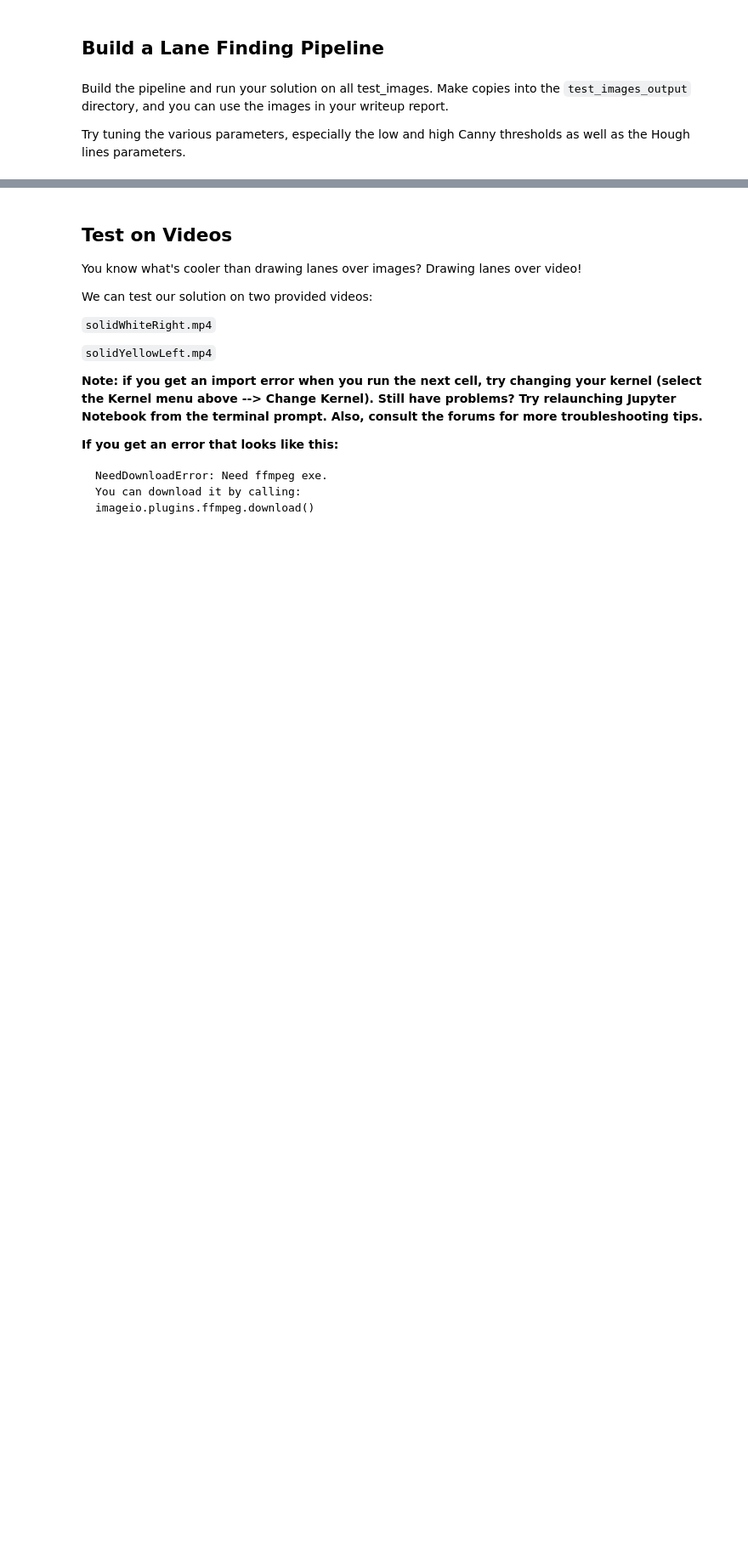
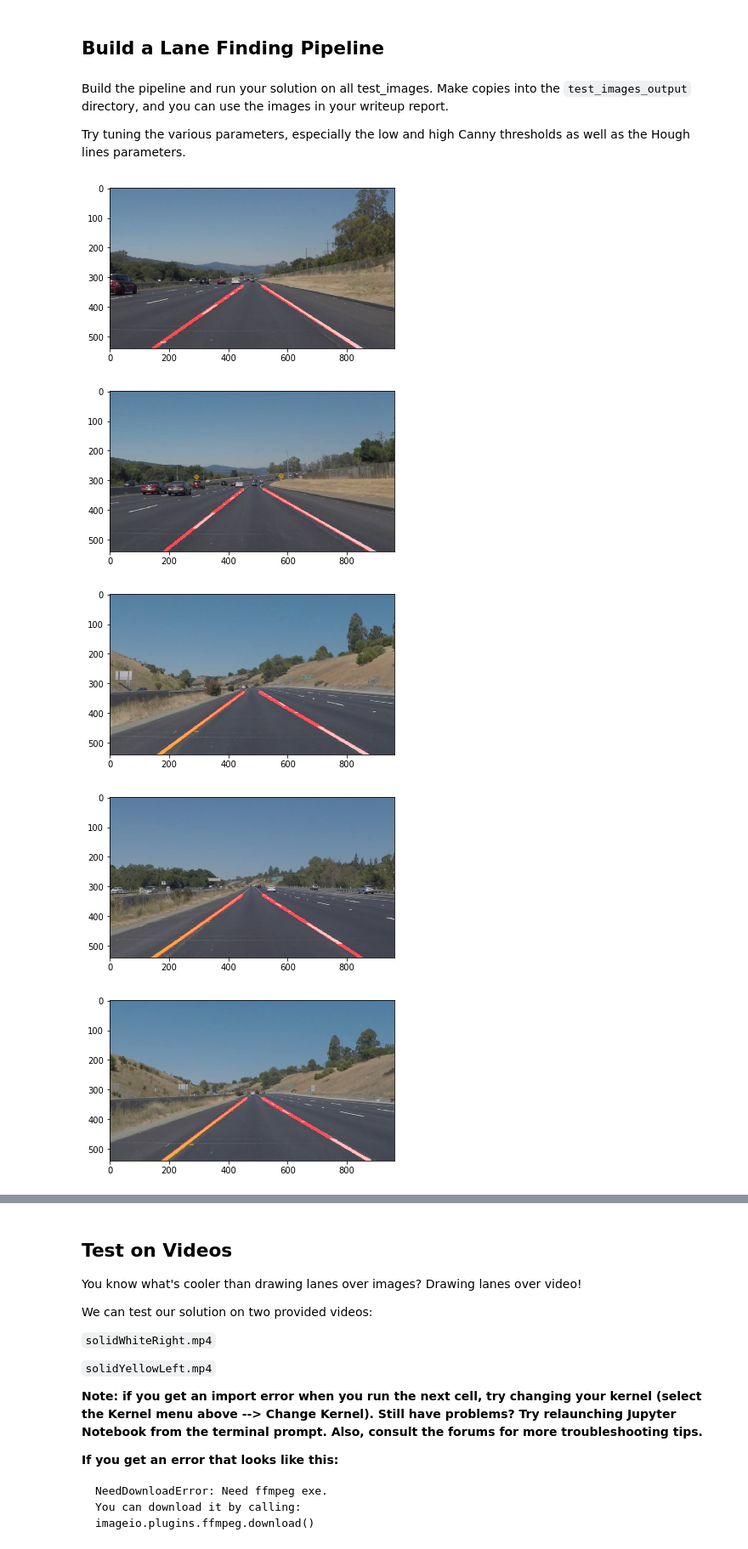
Before and after one commit to YashCS90/LaneFinding, a Jupyter notebook: P1.ipynb, the cells around one changed output, grey strips where cells are left out. Shown at 85% size. Drawn from its saved outputs; the diff is of its cells as text; code cells hidden in the pictures; blank space fills up the shorter version.

```diff
--- a/P1.ipynb
+++ b/P1.ipynb
@@ -190,4 +190,4 @@ Build your pipeline to work on the images in the directory "test_images"
 **You should make sure your pipeline works well on these images before you try the videos.**
 # %%
 import os
-os.listdir("test_images/")
+listOfImages = os.listdir("test_images/")
@@ -326,6 +331,6 @@ slopeAndIntercept(lftLane,True)
 # %%
-a= slopeAndIntercept(lftLane,True)
-b= slopeAndIntercept(rgtLane,False)
+a= finalLineSegment(lftLane,True)
+b= finalLineSegment(rgtLane,False)
 lines=[[a],[b]]
 line_img = np.zeros((imshape[0], imshape[1], 3), dtype=np.uint8)
 draw_lines(line_img, lines)
@@ -354,7 +359,7 @@ def process_image(image):
     kernel_size = 5
     blur_gray = gaussian_blur(gray,kernel_size)
 
-    # applying canny with relevant parameter.
+    # applying canny with relevant parameters.
     low_threshold = 50
     high_threshold = 150
     edges = canny(blur_gray, low_threshold, high_threshold)
@@ -380,14 +385,30 @@ def process_image(image):
     # Output "lines" is an array containing endpoints of detected line segments
     # Output lftLane and rgtLane lines separatly
     lines,lftLane,rgtLane = hough_lines(ROI, rho, theta, threshold,min_line_length, max_line_gap)
-
+    #Flatening the list of list to list
     lftLane = [item for sl in lftLane for item in sl]
     rgtLane = [item for sl in rgtLane for item in sl]
-    a= slopeAndIntercept(lftLane,True)
-    b= slopeAndIntercept(rgtLane,False)
-    lines=[[a],[b]]
+
+
+    LeftLine= finalLineSegment(lftLane,True)
+    RightLane= finalLineSegment(rgtLane,False)
+    lines=[[LeftLine],[RightLane]]
     line_img = np.zeros((imshape[0], imshape[1], 3), dtype=np.uint8)
     draw_lines(line_img, lines)
     # Draw the lines on the edge image
     result = weighted_img(line_img,image)
     return result
+# %%
+for i in listOfImages:
+    filePath = 'test_images/'+ i
+    image = mpimg.imread(filePath)
+    processed_image = process_image(image)
+    plt.figure()
+    plt.imshow(processed_image)
+    cv2.imwrite('test_images_output/'+i ,processed_image)
+# %% [output]
+[figure, added]
+[figure, added]
+[figure, added]
+[figure, added]
+[figure, added]
```
Also changed, not shown: parts of 5 cells of this notebook.
